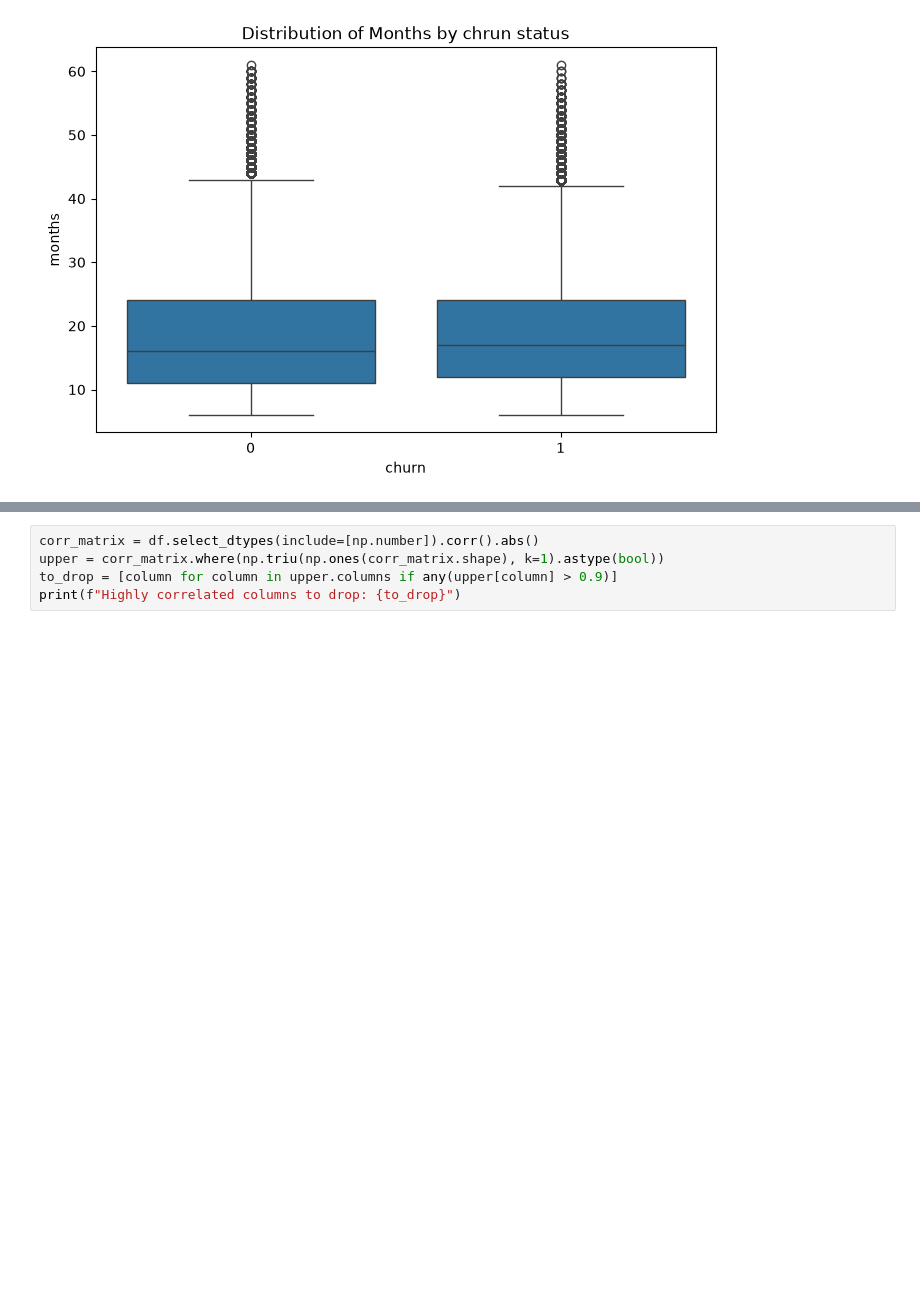
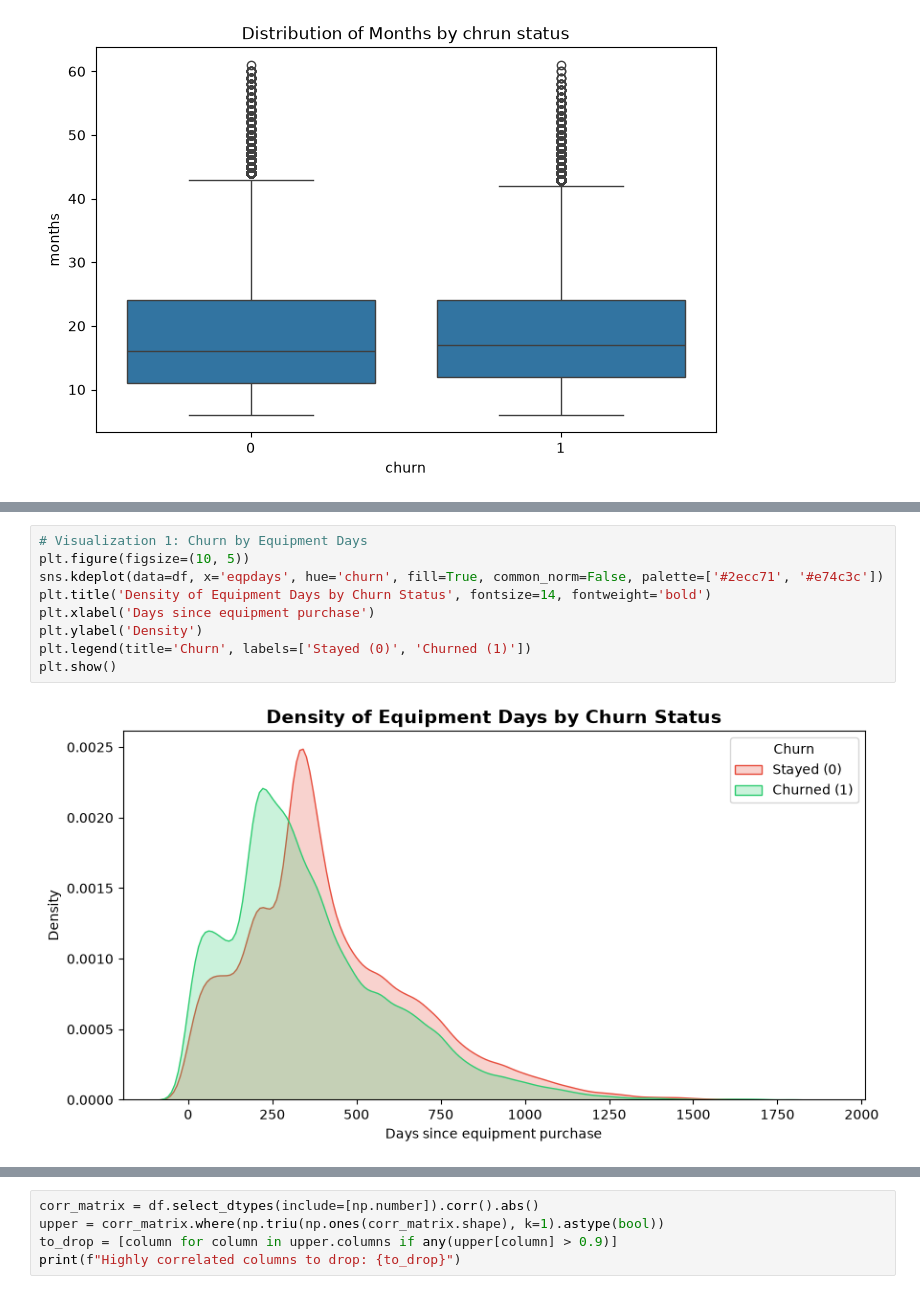
Before and after one commit to yahia-touati/gci_world-2026, a Jupyter notebook: notebooks/eda.ipynb, the cells around one changed output, grey strips where cells are left out. Cells and saved outputs as stored; diff of their text form; blank space fills up the shorter version.

```diff
--- a/notebooks/eda.ipynb
+++ b/notebooks/eda.ipynb
@@ -441,0 +403,11 @@ Length: 131, dtype: object
+# %%
+# Visualization 1: Churn by Equipment Days
+plt.figure(figsize=(10, 5))
+sns.kdeplot(data=df, x='eqpdays', hue='churn', fill=True, common_norm=False, palette=['#2ecc71', '#e74c3c'])
+plt.title('Density of Equipment Days by Churn Status', fontsize=14, fontweight='bold')
+plt.xlabel('Days since equipment purchase')
+plt.ylabel('Density')
+plt.legend(title='Churn', labels=['Stayed (0)', 'Churned (1)'])
+plt.show()
+# %% [output]
+[figure, added]
```
Also changed, not shown: parts of 15 cells of this notebook, 2 other files.
